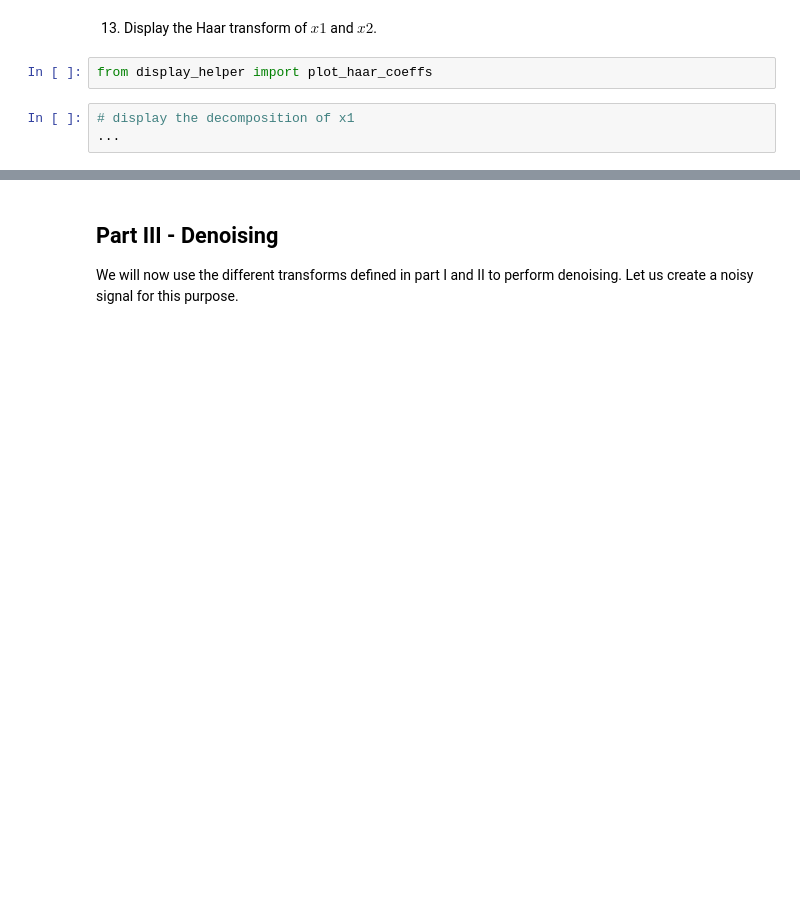
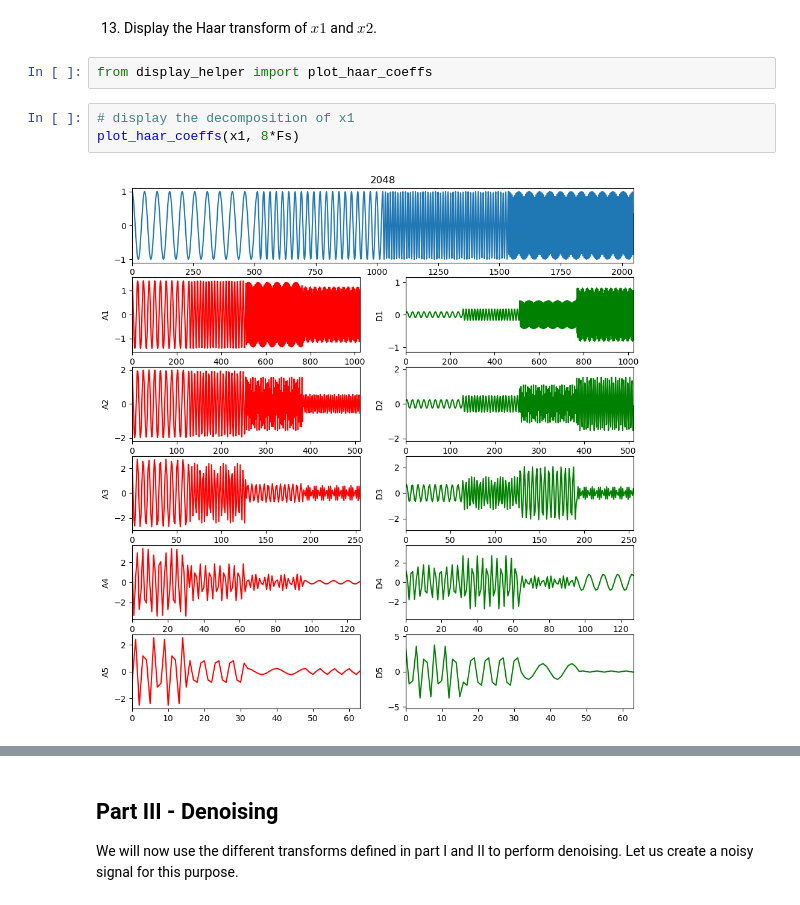
Before and after one commit to mike6942069420/matrix-analysis-2024, a Jupyter notebook: exercises/week2/Linear transforms.ipynb, the cells around one changed output, grey strips where cells are left out. Cells and saved outputs as stored; diff of their text form; blank space fills up the shorter version.

```diff
--- a/exercises/week2/Linear transforms.ipynb
+++ b/exercises/week2/Linear transforms.ipynb
@@ -382,6 +420,8 @@ The function takes 2 arguments:
 from display_helper import plot_haar_coeffs
 # %%
 # display the decomposition of x1
-...
+plot_haar_coeffs(x1, 8*Fs)
+# %% [output]
+[figure, added]
 # %%
 # display the decomposition of x2
```
Also changed, not shown: parts of 18 cells of this notebook, 1 other file.
